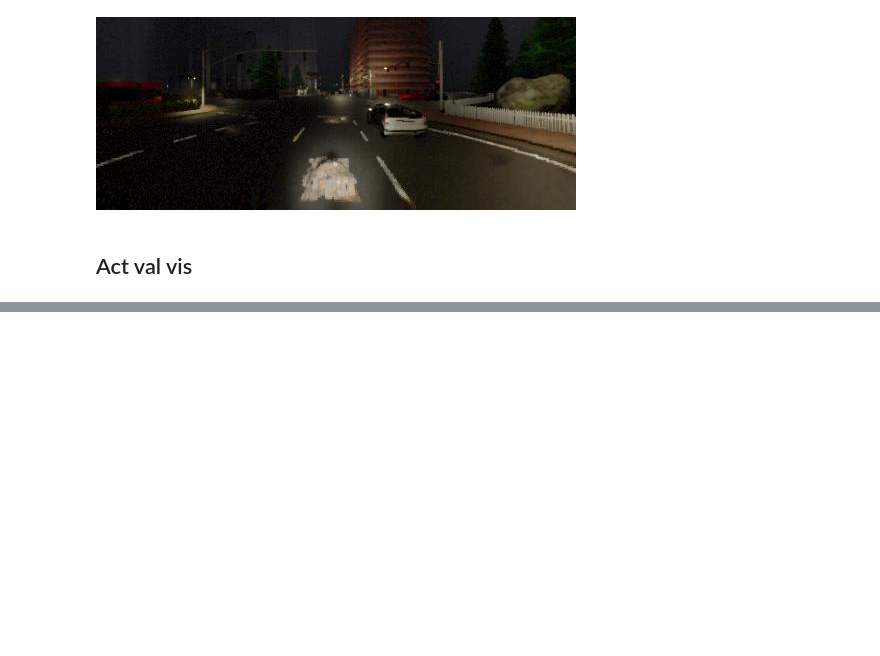
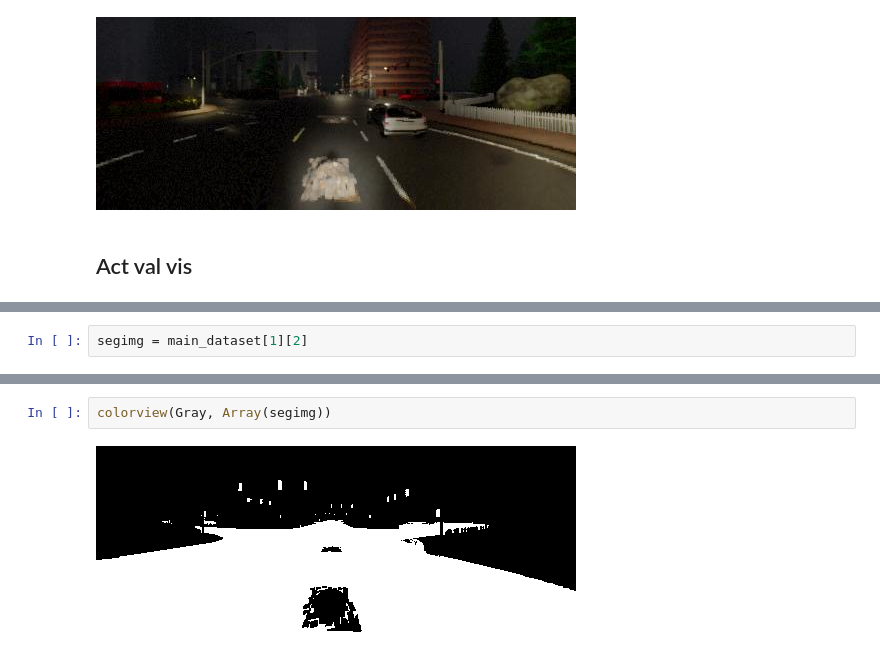
Before and after one commit to eneserciyes/world_on_rails.jl, a Jupyter notebook: notebooks/main_dataset.ipynb, the cells around one changed output, grey strips where cells are left out. Cells and saved outputs as stored; diff of their text form; blank space fills up the shorter version.

Commit message:
main dataset segmentation images loading correctly

```diff
--- a/notebooks/main_dataset.ipynb
+++ b/notebooks/main_dataset.ipynb
@@ -46,0 +65,2 @@ main_dataset[1][5]
+# %%
+segimg = main_dataset[1][2]
@@ -46,0 +85,4 @@ main_dataset[1][5]
+# %%
+colorview(Gray, Array(segimg))
+# %% [output]
+[figure, added]
```
Also changed, not shown: parts of 3 cells of this notebook, 1 other file.
